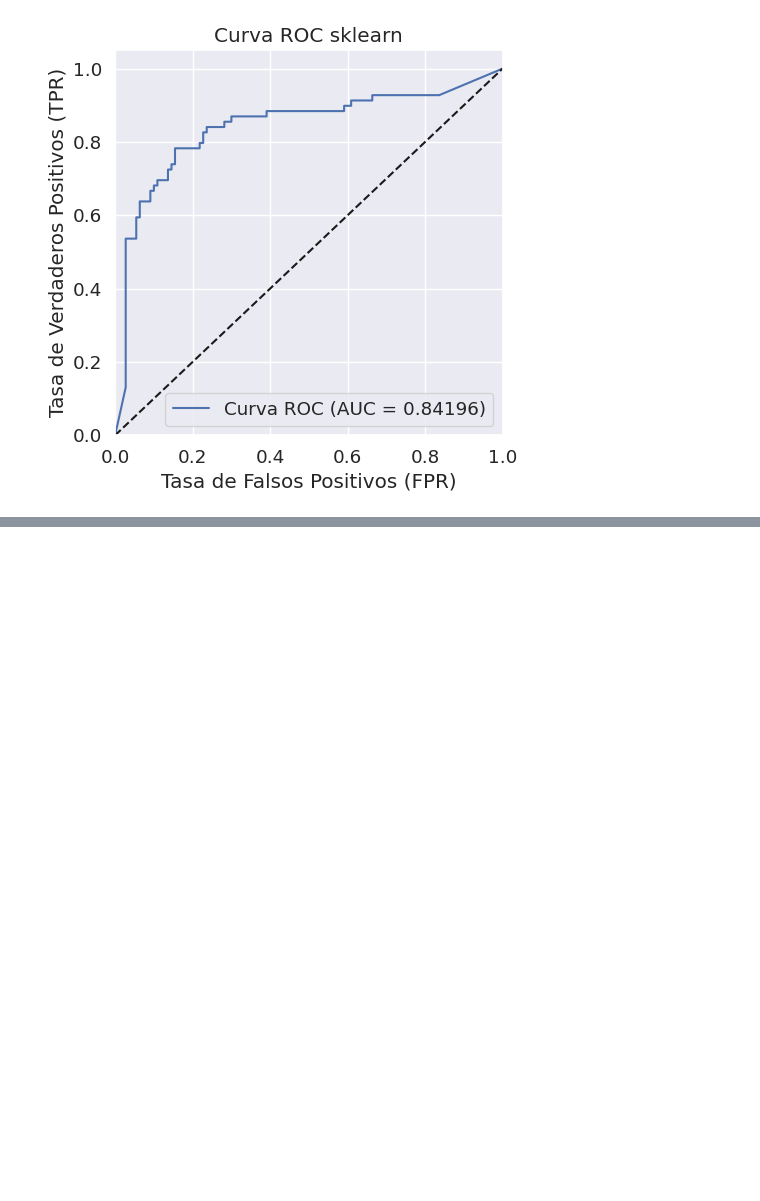
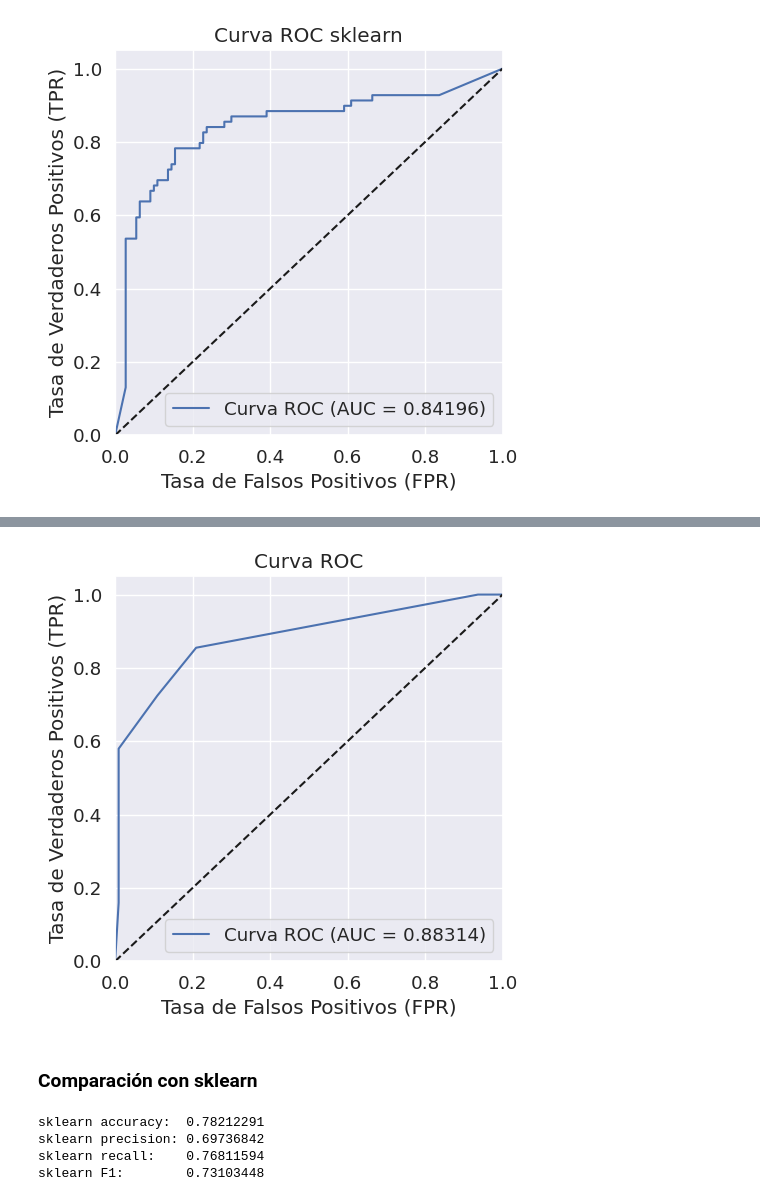
Before and after one commit to danib08/Reconocimiento-de-Patrones, a Jupyter notebook: Proyecto1.ipynb, the cells around one changed output, grey strips where cells are left out. Saved outputs shown, nothing was run; the diff lists cells and outputs as text; code cells hidden in the pictures; blank space fills up the shorter version.

```diff
--- a/Proyecto1.ipynb
+++ b/Proyecto1.ipynb
@@ -3191,0 +3338,18 @@ plt.show()
+# %%
+tree = Node(max_depth=best_params['max_depth'])
+tree.fit(X_train_np, y_train_np)
+
+y_pred_tree = []
+for X in X_test_np:
+    y_pred_individual = tree.predict(X)
+    y_pred_tree.append(y_pred_individual)
+
+y_pred_tree = np.array(y_pred_tree)
+y_prob_tree = tree.predict_prob(X_test_np)
+
+y_pred_tree_train = []
+for X in X_train_np:
+    y_pred_individual = tree.predict(X)
+    y_pred_tree_train.append(y_pred_individual)
+
+y_pred_tree_train = np.array(y_pred_tree_train)
@@ -3191,0 +3387,38 @@ plt.show()
+# %%
+fpr, tpr, _ = roc_curve(y_test_np, y_prob_tree[:, 1])
+roc_auc_curve = auc(fpr, tpr)
+
+plt.figure(figsize=(5, 5))
+plt.plot(fpr, tpr, label=f'Curva ROC (AUC = {roc_auc_curve:.5f})')
+plt.plot([0, 1], [0, 1], 'k--')
+plt.xlim([0.0, 1.0])
+plt.ylim([0.0, 1.05])
+plt.xlabel('Tasa de Falsos Positivos (FPR)')
+plt.ylabel('Tasa de Verdaderos Positivos (TPR)')
+plt.title('Curva ROC')
+plt.legend(loc='lower right')
+plt.show()
+# %% [output]
+[figure, added]
+# %% [markdown]
+### Comparación con sklearn
+# %%
+sklearn_tree = DecisionTreeClassifier(random_state=42)
+sklearn_tree.fit(X_train_np, y_train_np)
+skleran_tree_pred = sklearn_tree.predict(X_test_np)
+sklearn_tree_proba = sklearn_tree.predict_proba(X_test_np)[:, 1]
+
+sklearn_tree_accuracy = accuracy_score(y_test_np, skleran_tree_pred)
+sklearn_tree_precision = precision_score(y_test_np, skleran_tree_pred)
+sklearn_tree_recall = recall_score(y_test_np, skleran_tree_pred)
+sklearn_tree_f1 = f1_score(y_test_np, skleran_tree_pred)
+
+print('sklearn accuracy:  {0:0.8f}'. format(sklearn_tree_accuracy))
+print('sklearn precision: {0:0.8f}'. format(sklearn_tree_precision))
+print('sklearn recall:    {0:0.8f}'. format(sklearn_tree_recall))
+print('sklearn F1:        {0:0.8f}'. format(sklearn_tree_f1))
+# %% [output]
+sklearn accuracy:  0.78212291
+sklearn precision: 0.69736842
+sklearn recall:    0.76811594
+sklearn F1:        0.73103448
```
Also changed, not shown: parts of 17 cells of this notebook.
